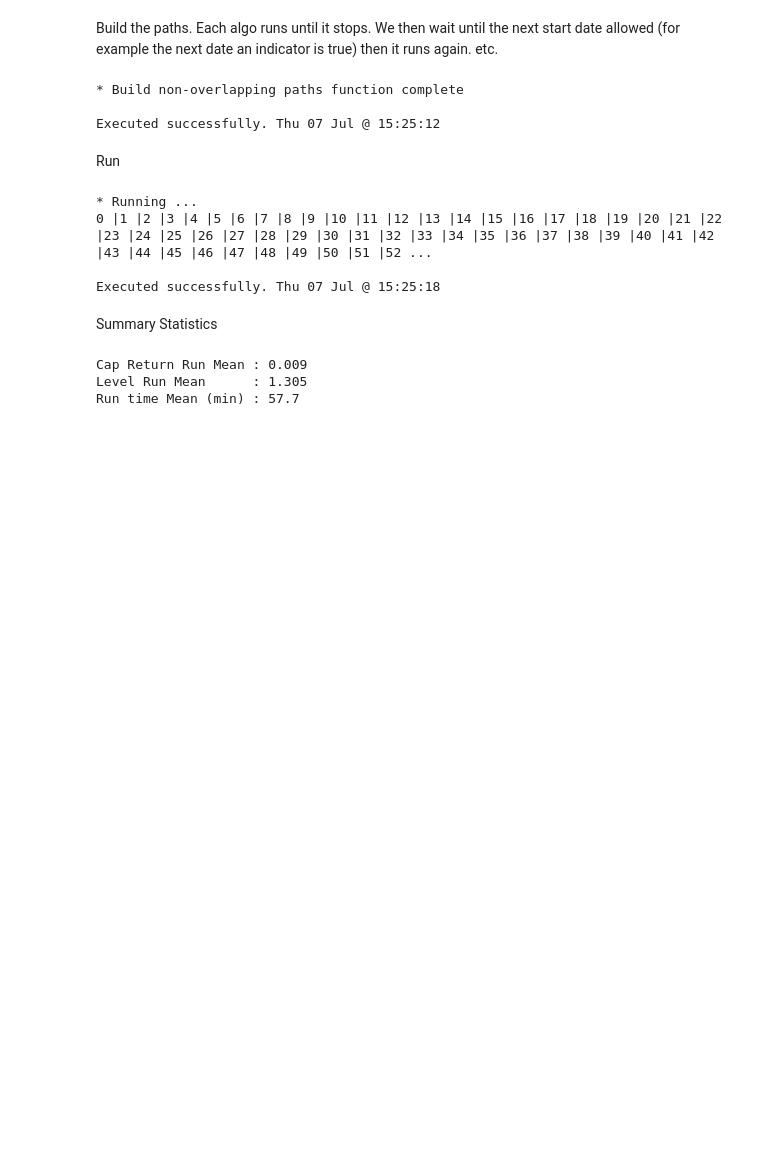
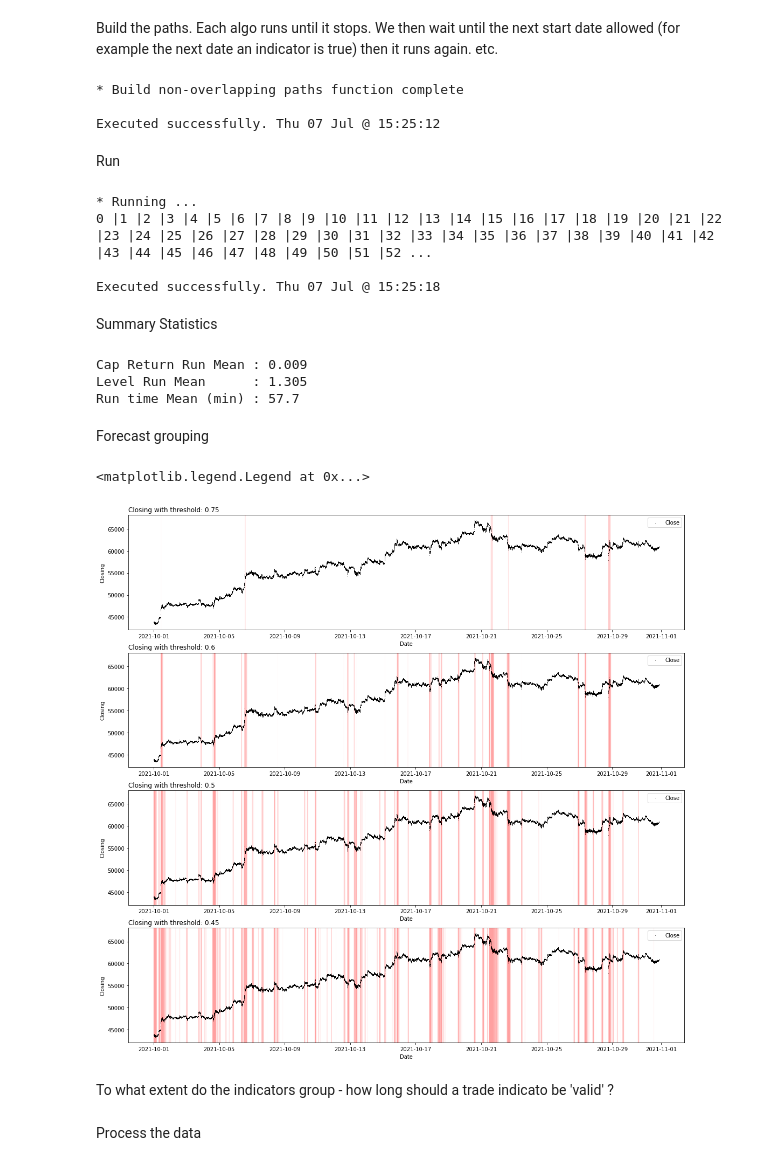
Before and after one commit to Kevin-Hayabusa/crypto_ml, a Jupyter notebook: Modules/Mod_4b_ML.ipynb, the cells around one changed output. Drawn from its saved outputs; the diff is of its cells as text; code cells hidden in the pictures; blank space fills up the shorter version.

Commit message:
Updates to Mod4, plots and lifetime of signal

```diff
--- a/Modules/Mod_4b_ML.ipynb
+++ b/Modules/Mod_4b_ML.ipynb
@@ -1590,3 +1590,64 @@ print('Run time Mean (min) :',round(((Results.loc[:,Results.columns.str.startswi
 Cap Return Run Mean : 0.009
 Level Run Mean      : 1.305
 Run time Mean (min) : 57.7
+# %% [markdown]
+Forecast grouping
+# %%
+# setting up the axes
+fig, axs = plt.subplots(4, 1)
+fig.set_size_inches(18.5, 18)
+
+# Use some parameters
+Plot_Threshold = 0.75
+
+# Compute dates for threshold choice
+Dat = Backtest_Data[Backtest_Data['Prob_Start'] > Plot_Threshold]['DateTime']
+
+axs[0].set_title('Closing with threshold: '+str(Plot_Threshold), loc = 'left')
+axs[0].set_ylabel('Closing')
+axs[0].set_xlabel('Date')
+axs[0].scatter(Backtest_Data['DateTime'], Backtest_Data['Close'], color = "black", s=0.1, lw = 0.5, label = 'Close')
+[axs[0].axvline(x=i, lw = 0.05, alpha = 0.1, color = 'r') for i in Dat]
+axs[0].legend(loc='upper right')
+
+
+Plot_Threshold = Threshold
+
+# Compute dates for threshold choice
+Dat = Backtest_Data[Backtest_Data['Prob_Start'] > Plot_Threshold]['DateTime']
+
+axs[1].set_title('Closing with threshold: '+str(Plot_Threshold), loc = 'left')
+axs[1].set_ylabel('Closing')
+axs[1].set_xlabel('Date')
+axs[1].scatter(Backtest_Data['DateTime'], Backtest_Data['Close'], color = "black", s=0.1, lw = 0.5, label = 'Close')
+[axs[1].axvline(x=i, lw = 0.05, alpha = 0.1, color = 'r') for i in Dat]
+axs[1].legend(loc='upper right')
+
+Plot_Threshold = 0.5
+
+# Compute dates for threshold choice
+Dat = Backtest_Data[Backtest_Data['Prob_Start'] > Plot_Threshold]['DateTime']
+axs[2].set_title('Closing with threshold: '+str(Plot_Threshold), loc = 'left')
+axs[2].set_ylabel('Closing')
+axs[2].set_xlabel('Date')
+axs[2].scatter(Backtest_Data['DateTime'], Backtest_Data['Close'], color = "black", s=0.1, lw = 0.5, label = 'Close')
+[axs[2].axvline(x=i, lw = 0.05, alpha = 0.1, color = 'r') for i in Dat]
+axs[2].legend(loc='upper right')
+
+Plot_Threshold = 0.45
+
+# Compute dates for threshold choice
+Dat = Backtest_Data[Backtest_Data['Prob_Start'] > Plot_Threshold]['DateTime']
+axs[3].set_title('Closing with threshold: '+str(Plot_Threshold), loc = 'left')
+axs[3].set_ylabel('Closing')
+axs[3].set_xlabel('Date')
+axs[3].scatter(Backtest_Data['DateTime'], Backtest_Data['Close'], color = "black", s=0.1, lw = 0.5, label = 'Close')
+[axs[3].axvline(x=i, lw = 0.05, alpha = 0.1, color = 'r') for i in Dat]
+axs[3].legend(loc='upper right')
+# %% [output]
+<matplotlib.legend.Legend at 0x...>
+[figure, added]
+# %% [markdown]
+To what extent do the indicators group - how long should a trade indicato be 'valid' ?
+# %% [markdown]
+Process the data
```
Also changed, not shown: parts of 5 cells of this notebook.
